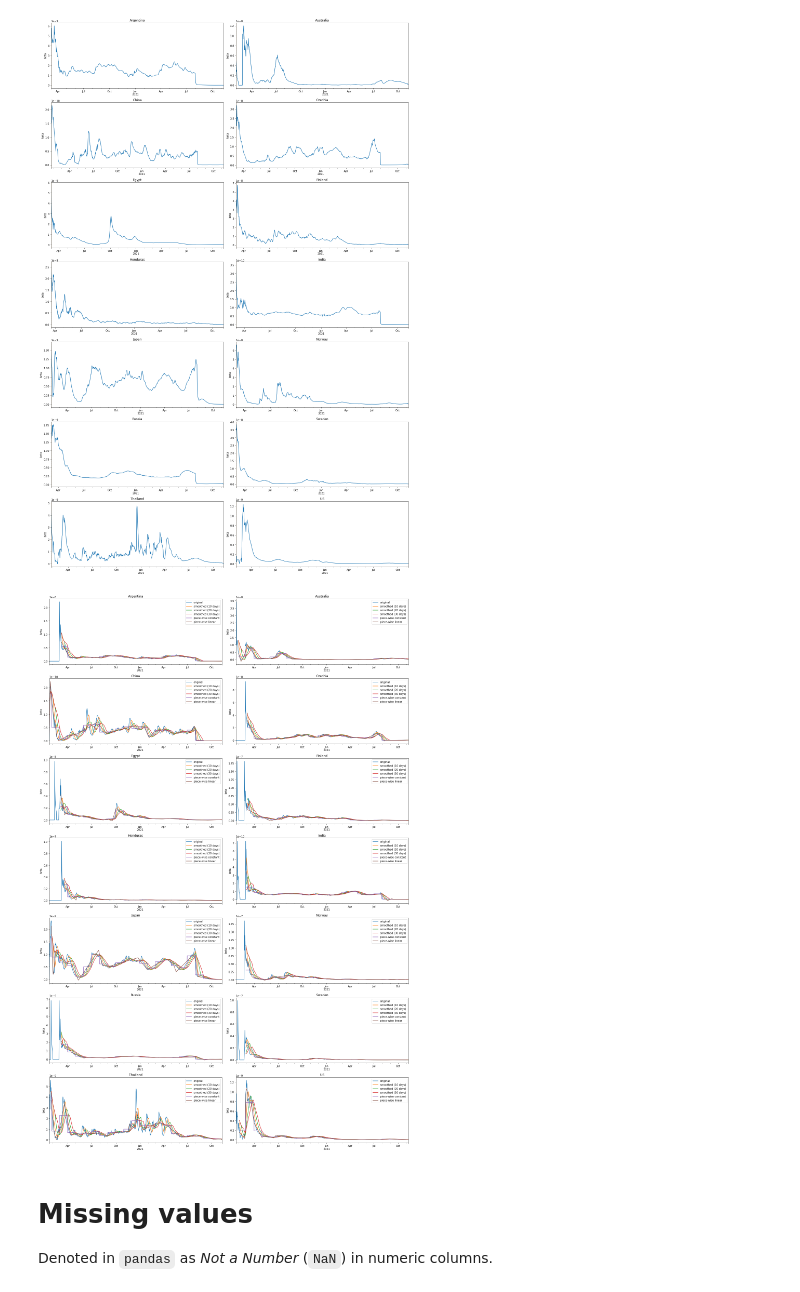
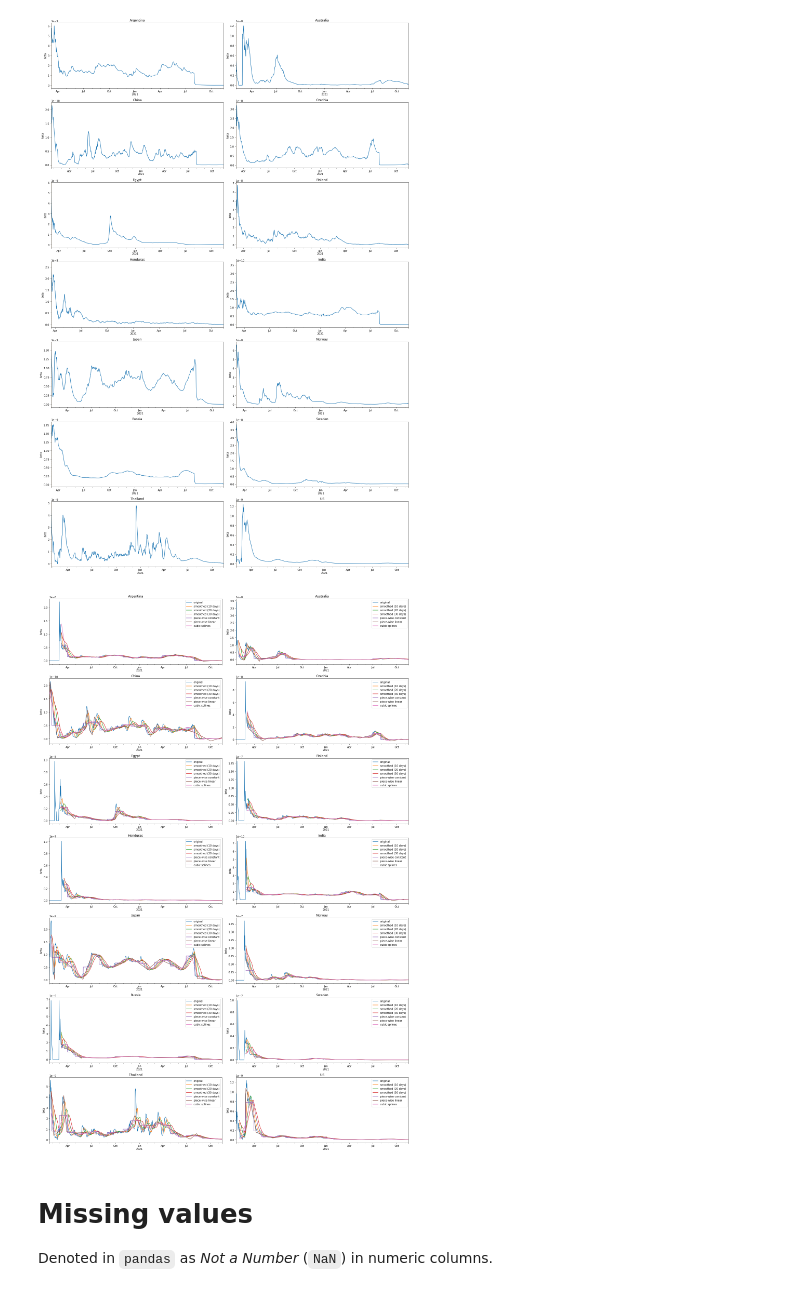
Before and after one commit to alexmadrinanfdez/covid-policy-analysis, a Jupyter notebook: eda.ipynb, the cells around one changed output. Cells and saved outputs as stored; diff of their text form; code cells hidden in the pictures.

Commit message:
extend beta alternatives to reg splines

```diff
--- a/eda.ipynb
+++ b/eda.ipynb
@@ -1098,7 +1114,7 @@ beta_cst
 # %% [markdown]
 Restrict $\beta$ to change linearly between time intervals, plus a continuity constraint in between intervals (_knots_): regression splines of degree 1.
 # %%
-beta_spl = beta.copy()
+beta_lin = beta.copy()
 
 for cn in cc_dict.values():
   x = range(beta.shape[0])
@@ -1108,8 +1124,8 @@ for cn in cc_dict.values():
   n_pwlf = pwlf.PiecewiseLinFit(x, y)
   # can't control were the knots will be!
   knots = n_pwlf.fit(beta.shape[0] // 30)
-  beta_spl[cn] = n_pwlf.predict(x)
+  beta_lin[cn] = n_pwlf.predict(x)
 
-beta_spl
+beta_lin
 # %% [output]
 | Country/Region | Argentina | Australia | China | Czechia | Egypt | Finland | Honduras | India | Japan | Norway | ... |
@@ -1127,0 +1146,13 @@ beta_spl
+# %%
+beta_spl = beta.copy()
+
+for cn in cc_dict.values():
+  x = range(beta.shape[0])
+  y = beta_rs[cn]
+  y[y.isna()] = 0
+  knots = range(0, x[-1], 30)
+
+  spl = splrep(knots, y)       # representation
+  beta_spl[cn] = splev(x, spl) # evaluation
+
+beta_spl
@@ -1187,25 +1232,26 @@ fig.tight_layout()
 # %%
 fig, axs = plt.subplots(nrows=nrows, ncols=ncols, figsize=(20, 30))
 for i in range(nrows * ncols):
   cname = list(cc_dict.values())[i]
   first = cum_cases[cname].loc[cum_cases[cname] > 10].index.min()
   ax = axs[i // ncols, i % ncols]
   beta[cname].plot(ax=ax)
   beta_smooth_10.loc[first:, cname].plot(ax=ax)
   beta_smooth_20.loc[first:, cname].plot(ax=ax)
   beta_smooth_30.loc[first:, cname].plot(ax=ax)
   beta_cst.loc[first:, cname].plot(ax=ax)
+  beta_lin.loc[first:, cname].plot(ax=ax)
   beta_spl.loc[first:, cname].plot(ax=ax)
   ax.legend([
              'original',
              'smoothed (10 days)', 'smoothed (20 days)', 'smoothed (30 days)',
-             'piece-wise constant', 'piece-wise linear'
+             'piece-wise constant', 'piece-wise linear', 'cubic splines'
   ])
   ax.set_title(cname)
   ax.set_ylabel('beta')
 fig.tight_layout()
 # %% [output]
-[figure, old version]
+[figure, new version]
 # %% [markdown]
 # Missing values
 
```
Also changed, not shown: parts of 48 cells of this notebook, 1 other file.
